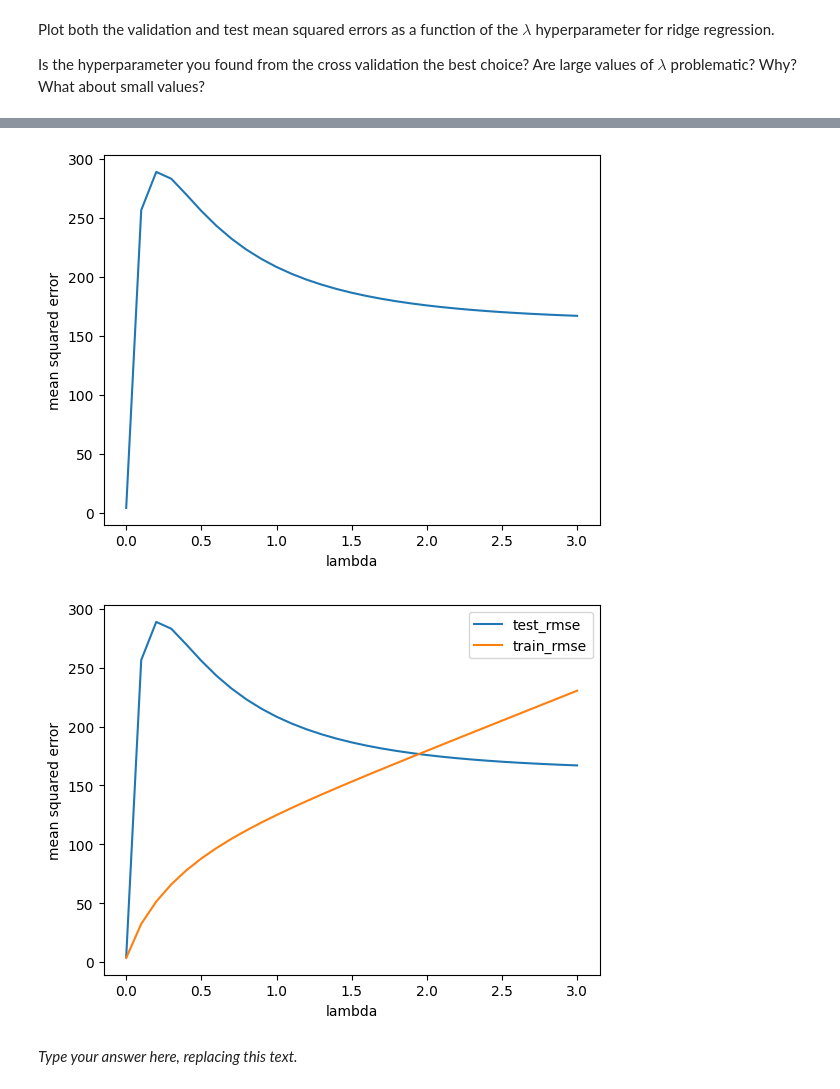
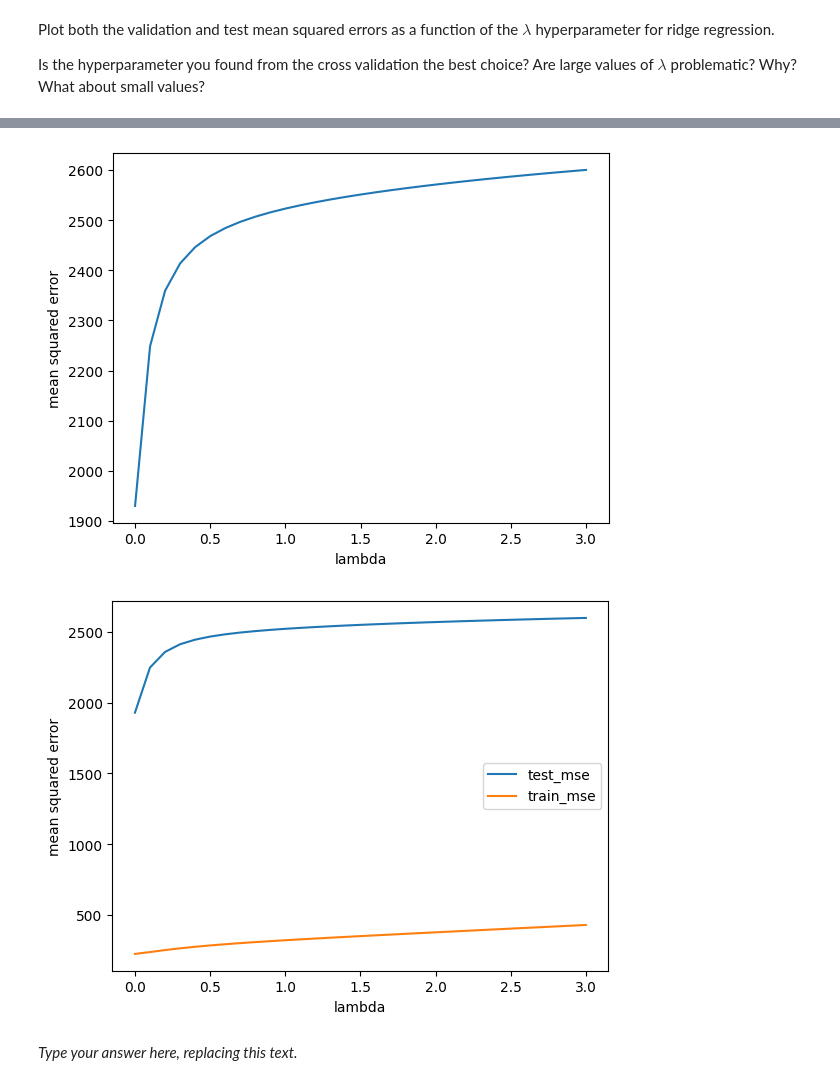
Before and after one commit to Michellominy/ML_assignments, a Jupyter notebook: A1/INF8245E_Assignment_1_skeleton.ipynb, the cells around one changed output, grey strips where cells are left out. Saved outputs shown, nothing was run; the diff lists cells and outputs as text; code cells hidden in the pictures.

```diff
--- a/A1/INF8245E_Assignment_1_skeleton.ipynb
+++ b/A1/INF8245E_Assignment_1_skeleton.ipynb
@@ -170,14 +169,18 @@ def cross_validation_linear_regression(k_folds: int, hyperparameters: List[float
         for i in range(k_folds):
             fold_index_min = round(fold_size*i)
             fold_index_max = round(fold_size*(i+1))
+
             X_validation = X[fold_index_min:fold_index_max]
             y_validation = y[fold_index_min:fold_index_max]
-            X_train = np.concatenate((X[0:fold_index_min], X[fold_index_max:X.shape[0]]), axis=0)
-            y_train = np.concatenate((y[0:fold_index_min], y[fold_index_max:y.shape[0]]), axis=0)
+            X_train = np.concatenate((X[:fold_index_min], X[fold_index_max:]), axis=0)
+            y_train = np.concatenate((y[:fold_index_min], y[fold_index_max:]), axis=0)
+
             w = solve_ridge_regression(X_train, y_train, hyperparam)
             y_hat = predict_linear_regression(X_validation, w)
-            curr_rmse = rmse(y_validation, y_hat) + hyperparam * (w.transpose().dot(w))
+            curr_rmse = (0.5 * np.dot(np.subtract(y_validation, y_hat).transpose(), np.subtract(y_validation, y_hat))) + (hyperparam * (w.transpose().dot(w)))
+
             average_rmse += curr_rmse
+
         average_rmse = average_rmse/k_folds
         return  average_rmse
 
@@ -268,13 +271,13 @@ X_withBias = create_inputs_with_bias(X_te)
 for idx, hyperparam in enumerate(hyperparams):
     w = solve_ridge_regression(X_withBias, y_te, hyperparam)
     y_hat = predict_linear_regression(X_withBias, w)
-    curr_rmse = rmse(y_te, y_hat) + hyperparam * (w.transpose().dot(w))
-    test_mse[idx] = curr_rmse
+    curr_mse = (0.5 * np.dot(np.subtract(y_te, y_hat).transpose(), np.subtract(y_te, y_hat))).flat[0] + hyperparam * (w.transpose().dot(w))
+    test_mse[idx] = curr_mse
 
 plot_linear_regression_mean_squared_errors(test_mse, hyperparams)
 
-plt.plot(hyperparams, test_mse, label="test_rmse")
-plt.plot(hyperparams, mean_squared_errors, label="train_rmse")
+plt.plot(hyperparams, test_mse, label="test_mse")
+plt.plot(hyperparams, mean_squared_errors, label="train_mse")
 plt.ylabel('mean squared error')
 plt.xlabel('lambda')
 plt.legend()
@@ -284,5 +287,5 @@ plt.show()
-[figure, old version]
+[figure, new version]
-[figure, old version]
+[figure, new version]
 # %% [markdown]
 _Type your answer here, replacing this text._
 # %% [markdown]
```
Also changed, not shown: parts of 6 cells of this notebook, 1 other file.
